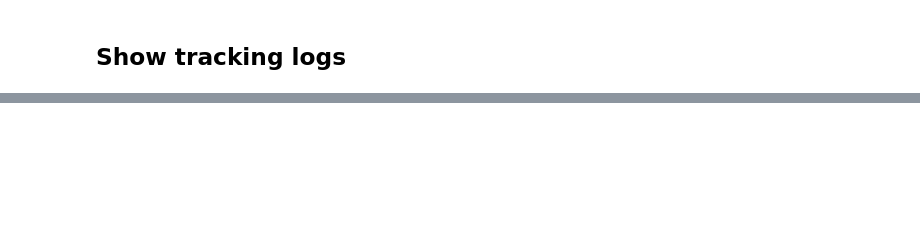
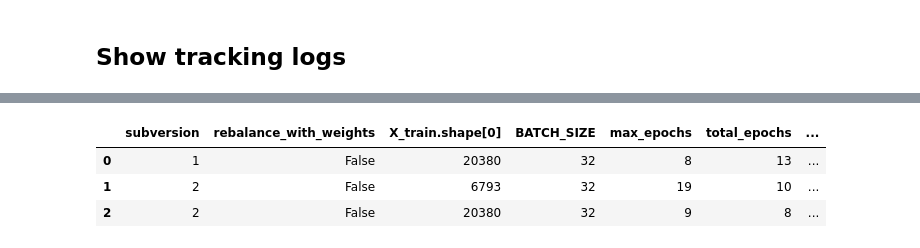
Before and after one commit to Kelorastus/Rakuten, a Jupyter notebook: notebooks/deep_learning_on_images/Valentin.ipynb, the cells around one changed output, grey strips where cells are left out. Saved outputs shown, nothing was run; the diff lists cells and outputs as text; code cells hidden in the pictures; blank space fills up the shorter version.

```diff
--- a/notebooks/deep_learning_on_images/Valentin.ipynb
+++ b/notebooks/deep_learning_on_images/Valentin.ipynb
@@ -646,0 +692,7 @@ tracking_df
+# %%
+tracking_df.drop(columns=['best_model_path','minutes_per_epoch'])
+# %% [output]
+|  | subversion | rebalance_with_weights | X_train.shape[0] | BATCH_SIZE | max_epochs | total_epochs | ... |
+| 0 | 1 | False | 20380 | 32 | 8 | 13 | ... |
+| 1 | 2 | False | 6793 | 32 | 19 | 10 | ... |
+| 2 | 2 | False | 20380 | 32 | 9 | 8 | ... |
```
Also changed, not shown: parts of 38 cells of this notebook, 1 other file.
